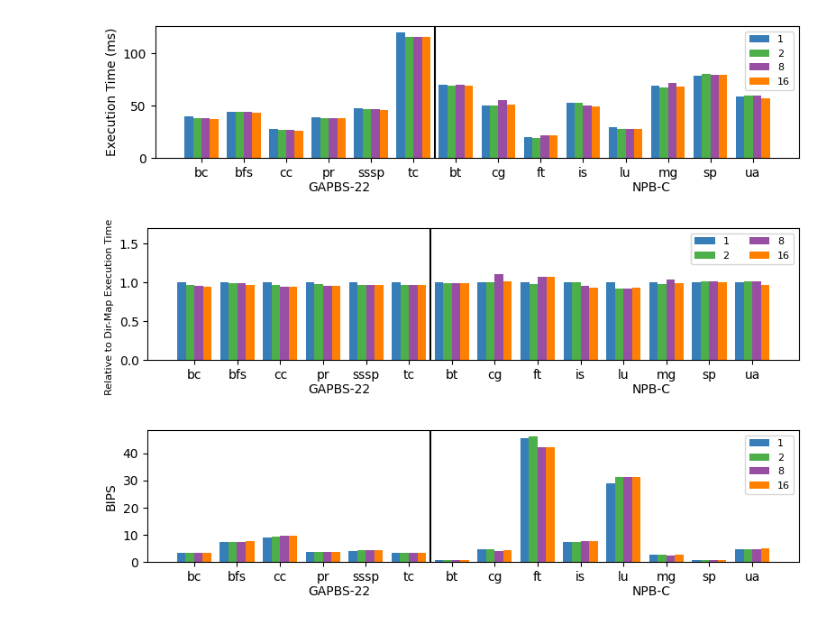
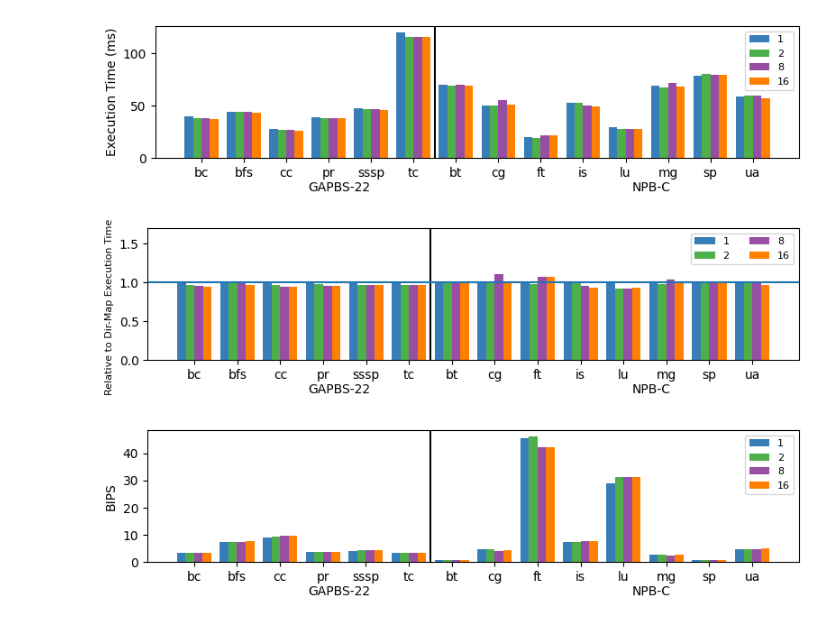
Before and after one commit to darchr/dramCacheController, a Jupyter notebook: set-associative-data-plots.ipynb, the cells around one changed output. Drawn from its saved outputs; the diff is of its cells as text; code cells hidden in the pictures.

Commit message:
data plots

```diff
--- a/set-associative-data-plots.ipynb
+++ b/set-associative-data-plots.ipynb
@@ -285,34 +285,35 @@ fig.set_size_inches(8,2)
 plt.ylim([0,1.7])
 for i,app in enumerate(app_gap):
     plt.bar(i*5,   gap_1[i]/gap_1[i],   width=1, color=cmap(1), label='1' if i==0 else None)
     plt.bar(i*5+1, gap_2[i]/gap_1[i],   width=1, color=cmap(2), label='2' if i==0 else None)
     plt.bar(i*5+2, gap_8[i]/gap_1[i],   width=1, color=cmap(3), label='8' if i==0 else None)
     plt.bar(i*5+3, gap_16[i]/gap_1[i],  width=1, color=cmap(4), label='16' if i==0 else None)
 
 offset = i*6-1
 app_npb = df_npbC_dc_1['app']
 npb_1 = df_npbC_dc_1['simSeconds'].astype(float)*1000
 npb_2 = df_npbC_dc_2['simSeconds'].astype(float)*1000
 npb_8 = df_npbC_dc_8['simSeconds'].astype(float)*1000
 npb_16 = df_npbC_dc_16['simSeconds'].astype(float)*1000
 for i,app in enumerate(app_npb):
     plt.bar(offset+i*5+1,   npb_1[i]/npb_1[i],     width=1, color=cmap(1))
     plt.bar(offset+i*5+2,   npb_2[i]/npb_1[i],   width=1, color=cmap(2))
     plt.bar(offset+i*5+3,   npb_8[i]/npb_1[i],   width=1, color=cmap(3))
     plt.bar(offset+i*5+4,   npb_16[i]/npb_1[i],   width=1, color=cmap(4))
 
 plt.figtext(0.3, 0.01, "GAPBS-22")
 plt.figtext(0.75, 0.01, "NPB-C")
 
 plt.xticks(np.arange(14)*5+1.5, list(app_gap)+list(app_npb))
 plt.axvline(x=offset, color='black')
+plt.axhline(y=1)
 
 plt.ylabel("Relative to Dir-Map Execution Time (ms)", fontsize=8)
 plt.legend(fontsize=8, ncol=2)
 plt.tight_layout()
 #plt.savefig("../figures/cs1_all_bips.pdf")
 # %% [output]
-[figure, old version]
+[figure, new version]
 # %%
 app_gap = df_gap22_dc_1['app']
 gap_1 = df_gap22_dc_1['BIPS']
```
